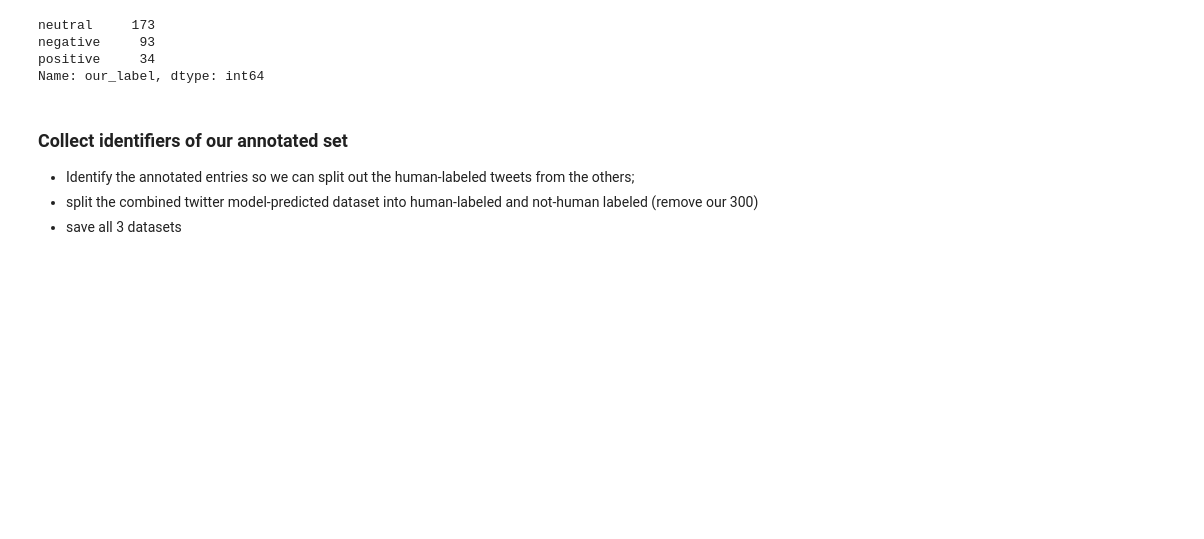
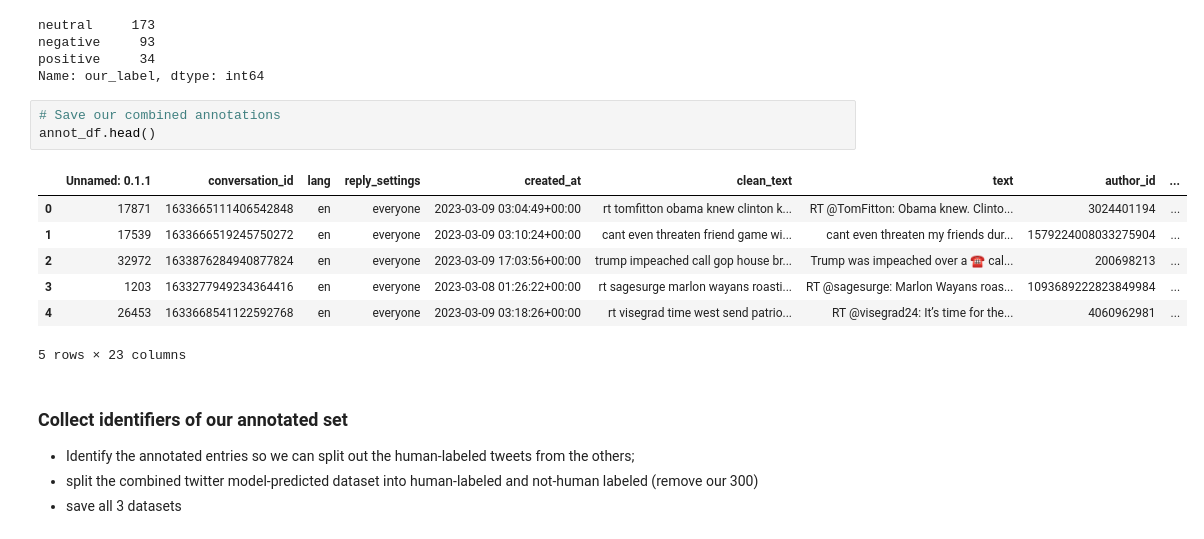
Before and after one commit to sareek/NLP_on_Social_Media_Data, a Jupyter notebook: src/melissa/Multiple Model Evaluation.ipynb, the cells around one changed output. Saved outputs shown, nothing was run; the diff lists cells and outputs as text; blank space fills up the shorter version.

Commit message:
add combined annotations

```diff
--- a/src/melissa/Multiple Model Evaluation.ipynb
+++ b/src/melissa/Multiple Model Evaluation.ipynb
@@ -385,6 +385,17 @@ neutral     173
 negative     93
 positive     34
 Name: our_label, dtype: int64
+# %%
+# Save our combined annotations
+annot_df.head()
+# %% [output]
+|  | Unnamed: 0.1.1 | conversation_id | lang | reply_settings | created_at | clean_text | text | author_id | ... |
+| 0 | 17871 | 1633665111406542848 | en | everyone | 2023-03-09 03:04:49+00:00 | rt tomfitton obama knew clinton k... | RT @TomFitton: Obama knew. Clinto... | 3024401194 | ... |
+| 1 | 17539 | 1633666519245750272 | en | everyone | 2023-03-09 03:10:24+00:00 | cant even threaten friend game wi... | cant even threaten my friends dur... | 1579224008033275904 | ... |
+| 2 | 32972 | 1633876284940877824 | en | everyone | 2023-03-09 17:03:56+00:00 | trump impeached call gop house br... | Trump was impeached over a ☎️ cal... | 200698213 | ... |
+| 3 | 1203 | 1633277949234364416 | en | everyone | 2023-03-08 01:26:22+00:00 | rt sagesurge marlon wayans roasti... | RT @sagesurge: Marlon Wayans roas... | 1093689222823849984 | ... |
+| 4 | 26453 | 1633668541122592768 | en | everyone | 2023-03-09 03:18:26+00:00 | rt visegrad time west send patrio... | RT @visegrad24: It’s time for the... | 4060962981 | ... |
+5 rows × 23 columns
 # %% [markdown]
 ### Collect identifiers of our annotated set
 - Identify the annotated entries so we can split out the human-labeled tweets from the others;
```
Also changed, not shown: 1 other file.
